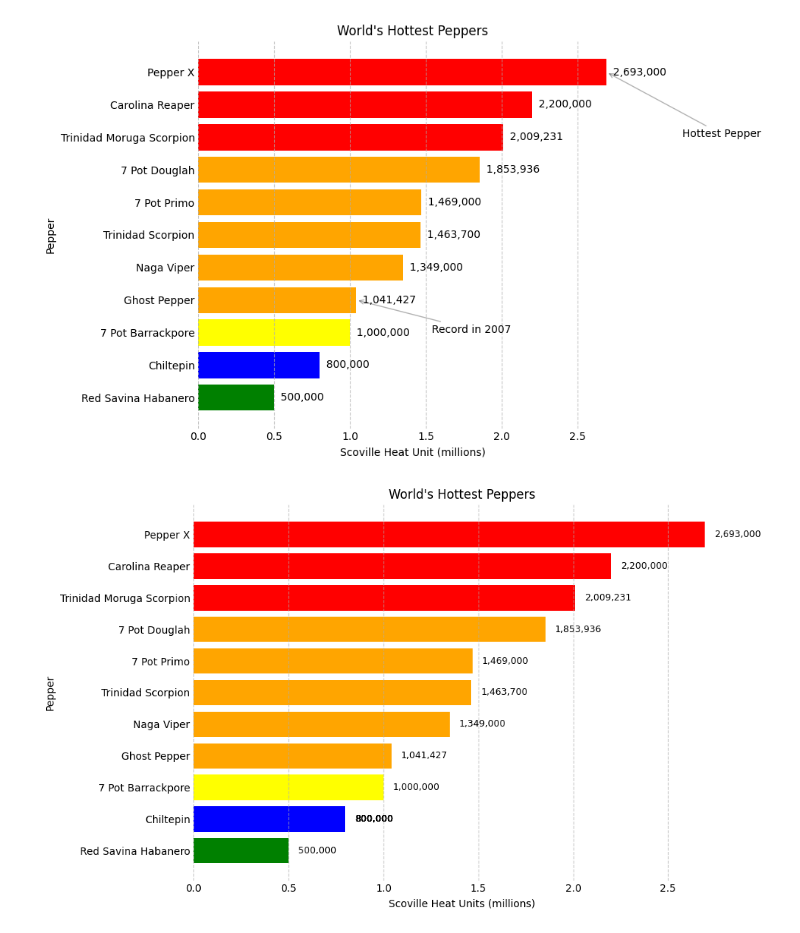
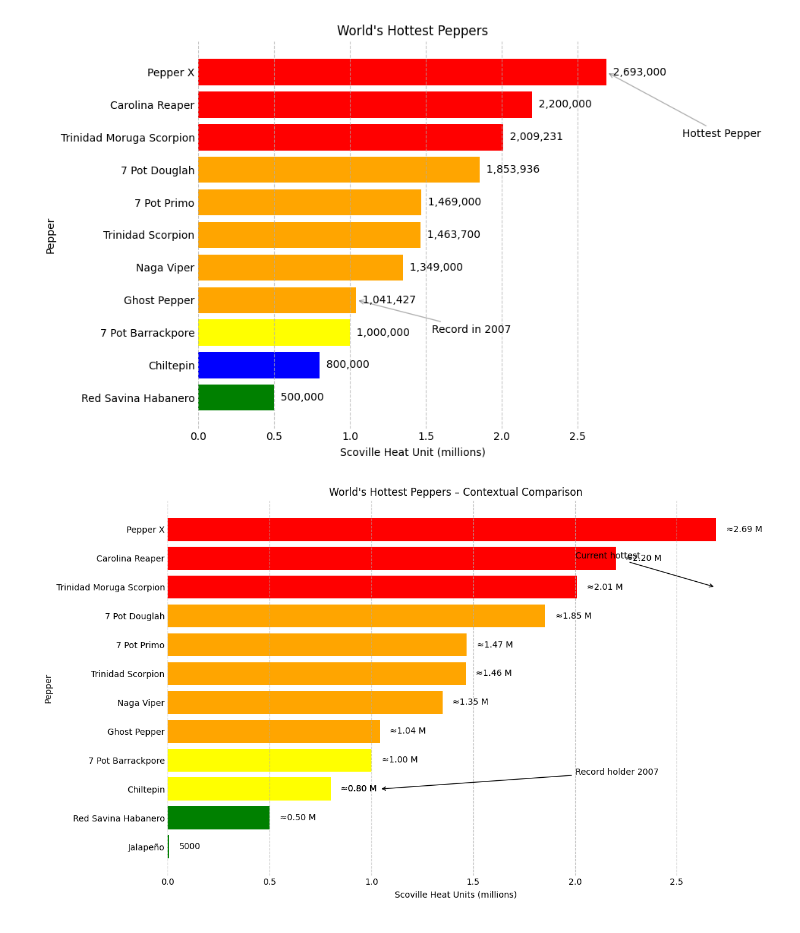
Before and after one commit to ojeduard/Data-Science-Essentials, a Jupyter notebook: Data_Visualization/Ended_Projects/spicy-peppers-project/spicy-peppers.ipynb, the cells around one changed output. Drawn from its saved outputs; the diff is of its cells as text; code cells hidden in the pictures.

```diff
--- a/Data_Visualization/Ended_Projects/spicy-peppers-project/spicy-peppers.ipynb
+++ b/Data_Visualization/Ended_Projects/spicy-peppers-project/spicy-peppers.ipynb
@@ -117,41 +117,58 @@ plt.show()
 # %% [output]
 [figure]
 # %%
-# VERSION CHATGPT
-# Color según intensidad
-df['color'] = df['scoville_heat_unit'].apply(
-    lambda x: 'red' if x > 2000000 else 'orange' if x > 1000000 else 'yellow' if x > 500000 else 'green'
-)
+# Agregar referencias de pimientos comunes
+ref_peppers = pd.DataFrame({
+    'pepper': ['Chiltepin', 'Jalapeño'],
+    'scoville_heat_unit': [800000, 5000]
+})
+df = pd.concat([df, ref_peppers], ignore_index=True)
 
-# Agregar referencia
-ref_row = pd.DataFrame({'pepper': ['Chiltepin'], 'scoville_heat_unit': [800000], 'color': ['blue']})
-df = pd.concat([df, ref_row], ignore_index=True)
+# Colores según intensidad
+def get_color(x):
+    if x > 2000000:
+        return 'red'
+    elif x > 1000000:
+        return 'orange'
+    elif x > 500000:
+        return 'yellow'
+    else:
+        return 'green'
 
-# Ordenar ascendente para horizontal
+df['color'] = df['scoville_heat_unit'].apply(get_color)
+
+# Ordenar ascendente
 df = df.sort_values(by='scoville_heat_unit', ascending=True)
 
-# Gráfico
-plt.figure(figsize=(10, 6))
-bars = plt.barh(df['pepper'], df['scoville_heat_unit'] / 1_000_000, color=df['color'])
+# Crear gráfico
+plt.figure(figsize=(12, 7))
+bars = plt.barh(df['pepper'], df['scoville_heat_unit']/1_000_000, color=df['color'])
 
-# Labels dentro de la barra
+# Etiquetas dentro de las barras
 for bar, val in zip(bars, df['scoville_heat_unit']):
     plt.text(bar.get_width() + 0.05, bar.get_y() + bar.get_height()/2,
-             f"{val:,}", va='center', ha='left', fontsize=9)
+             f"≈{val/1_000_000:.2f} M" if val > 10000 else f"{val}",
+             va='center', ha='left', fontsize=10)
 
 # Título y ejes
 plt.xlabel('Scoville Heat Units (millions)')
 plt.ylabel('Pepper')
-plt.title("World's Hottest Peppers")
+plt.title("World's Hottest Peppers – Contextual Comparison")
 
-# Quitar spines y ticks
+# Anotaciones para storytelling
+plt.annotate('Record holder 2007', xy=(1.04, 2), xytext=(2, 2.5),
+             arrowprops=dict(facecolor='black', arrowstyle='->'), fontsize=10)
+plt.annotate('Current hottest', xy=(2.69, 9), xytext=(2, 10),
+             arrowprops=dict(facecolor='black', arrowstyle='->'), fontsize=10)
+
+# Spines y grid
 ax = plt.gca()
 for spine in ax.spines.values():
     spine.set_visible(False)
 ax.tick_params(axis='both', length=0)
 ax.grid(axis='x', linestyle='--', alpha=0.7)
 
 plt.tight_layout()
 plt.show()
 # %% [output]
-[figure, old version]
+[figure, new version]
```
Also changed, not shown: parts of 1 cell of this notebook.
